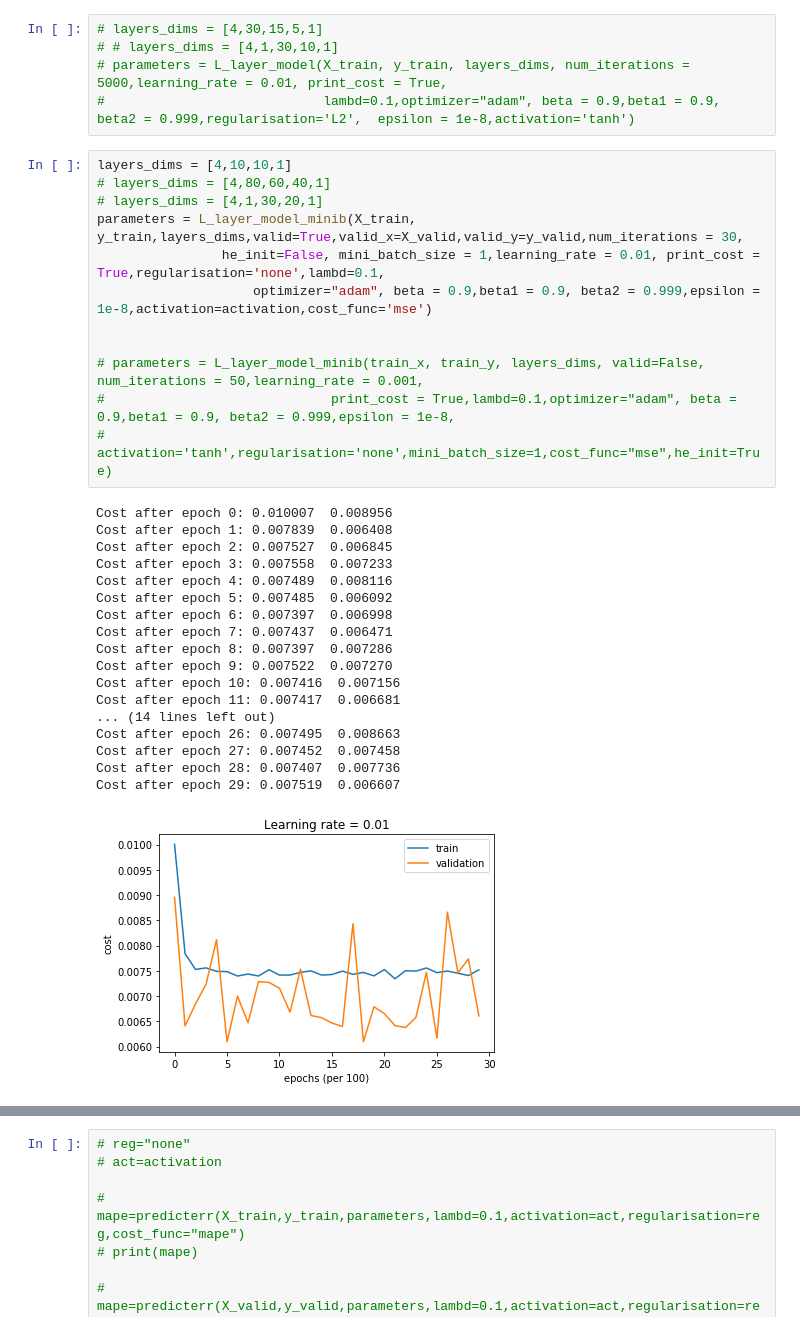
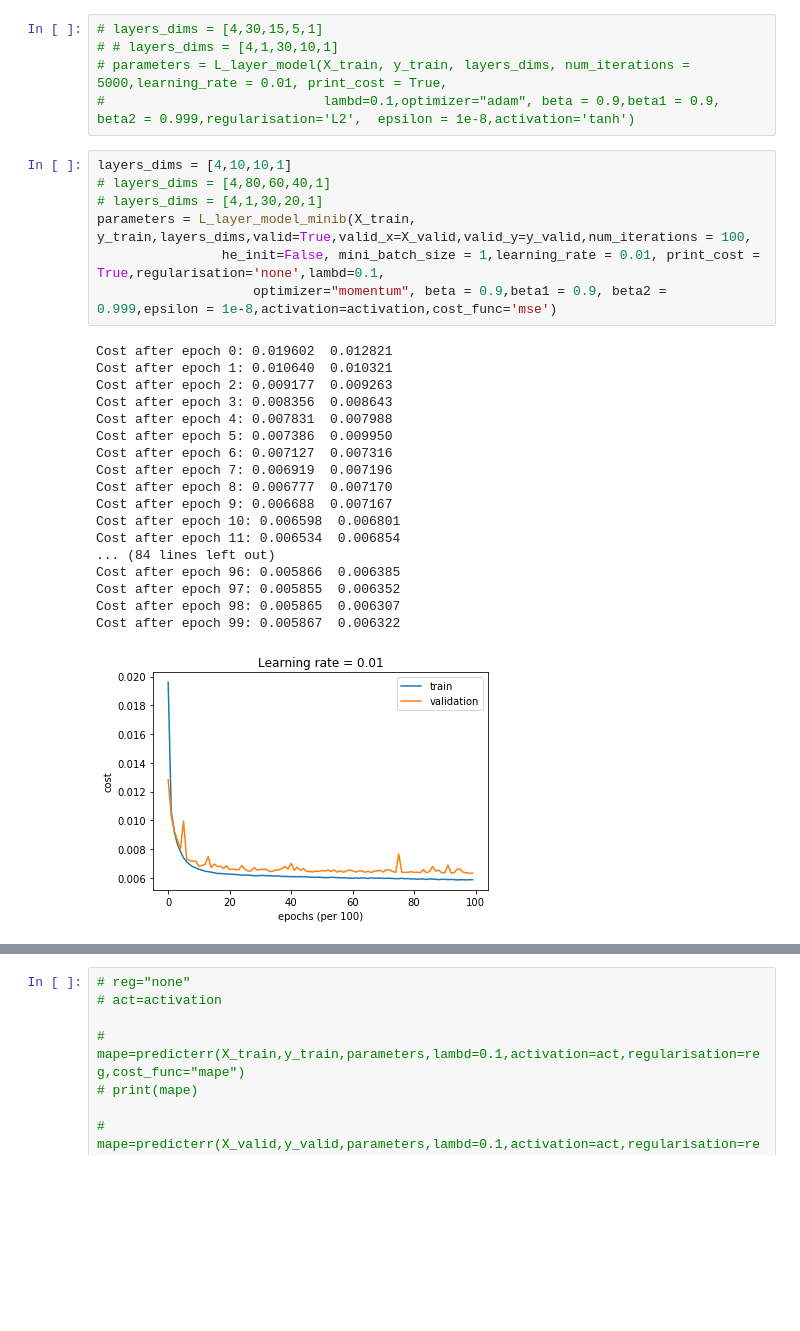
Before and after one commit to munkeops/ANN, a Jupyter notebook: Combined Cycle Power Plant.ipynb, the cells around one changed output, grey strips where cells are left out. Cells and saved outputs as stored; diff of their text form; blank space fills up the shorter version.

Commit message:
added momentum

```diff
--- a/Combined Cycle Power Plant.ipynb
+++ b/Combined Cycle Power Plant.ipynb
@@ -181,34 +181,29 @@ print(y_test)
 # %%
 layers_dims = [4,10,10,1]
 # layers_dims = [4,80,60,40,1]
 # layers_dims = [4,1,30,20,1]
-parameters = L_layer_model_minib(X_train, y_train,layers_dims,valid=True,valid_x=X_valid,valid_y=y_valid,num_iterations = 30,
+parameters = L_layer_model_minib(X_train, y_train,layers_dims,valid=True,valid_x=X_valid,valid_y=y_valid,num_iterations = 100,
                 he_init=False, mini_batch_size = 1,learning_rate = 0.01, print_cost = True,regularisation='none',lambd=0.1,
-                    optimizer="adam", beta = 0.9,beta1 = 0.9, beta2 = 0.999,epsilon = 1e-8,activation=activation,cost_func='mse')
-
-
-# parameters = L_layer_model_minib(train_x, train_y, layers_dims, valid=False, num_iterations = 50,learning_rate = 0.001,
-#                             print_cost = True,lambd=0.1,optimizer="adam", beta = 0.9,beta1 = 0.9, beta2 = 0.999,epsilon = 1e-8,
-#                             activation='tanh',regularisation='none',mini_batch_size=1,cost_func="mse",he_init=True)
+                    optimizer="momentum", beta = 0.9,beta1 = 0.9, beta2 = 0.999,epsilon = 1e-8,activation=activation,cost_func='mse')
 # %% [output]
-Cost after epoch 0: 0.010007  0.008956
-Cost after epoch 1: 0.007839  0.006408
-Cost after epoch 2: 0.007527  0.006845
-Cost after epoch 3: 0.007558  0.007233
-Cost after epoch 4: 0.007489  0.008116
-Cost after epoch 5: 0.007485  0.006092
-Cost after epoch 6: 0.007397  0.006998
-Cost after epoch 7: 0.007437  0.006471
-Cost after epoch 8: 0.007397  0.007286
-Cost after epoch 9: 0.007522  0.007270
-Cost after epoch 10: 0.007416  0.007156
-Cost after epoch 11: 0.007417  0.006681
-... (14 lines left out)
-Cost after epoch 26: 0.007495  0.008663
-Cost after epoch 27: 0.007452  0.007458
-Cost after epoch 28: 0.007407  0.007736
-Cost after epoch 29: 0.007519  0.006607
+Cost after epoch 0: 0.019602  0.012821
+Cost after epoch 1: 0.010640  0.010321
+Cost after epoch 2: 0.009177  0.009263
+Cost after epoch 3: 0.008356  0.008643
+Cost after epoch 4: 0.007831  0.007988
+Cost after epoch 5: 0.007386  0.009950
+Cost after epoch 6: 0.007127  0.007316
+Cost after epoch 7: 0.006919  0.007196
+Cost after epoch 8: 0.006777  0.007170
+Cost after epoch 9: 0.006688  0.007167
+Cost after epoch 10: 0.006598  0.006801
+Cost after epoch 11: 0.006534  0.006854
+... (84 lines left out)
+Cost after epoch 96: 0.005866  0.006385
+Cost after epoch 97: 0.005855  0.006352
+Cost after epoch 98: 0.005865  0.006307
+Cost after epoch 99: 0.005867  0.006322
-[figure, old version]
+[figure, new version]
 # %%
 pred_train = predictvals(X_train, parameters,activation=activation)
 pred_denorm=denormalise(pred_train,activation,maxes[-1],mins[-1])
```
Also changed, not shown: parts of 11 cells of this notebook, 2 other files.
